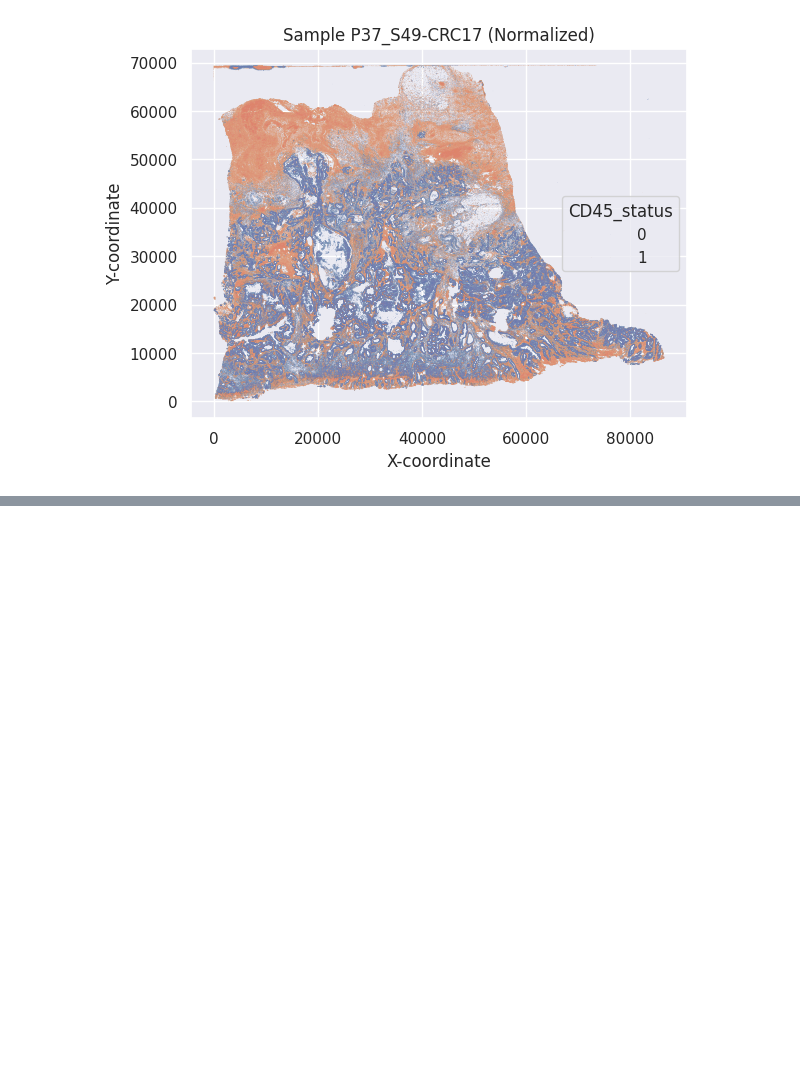
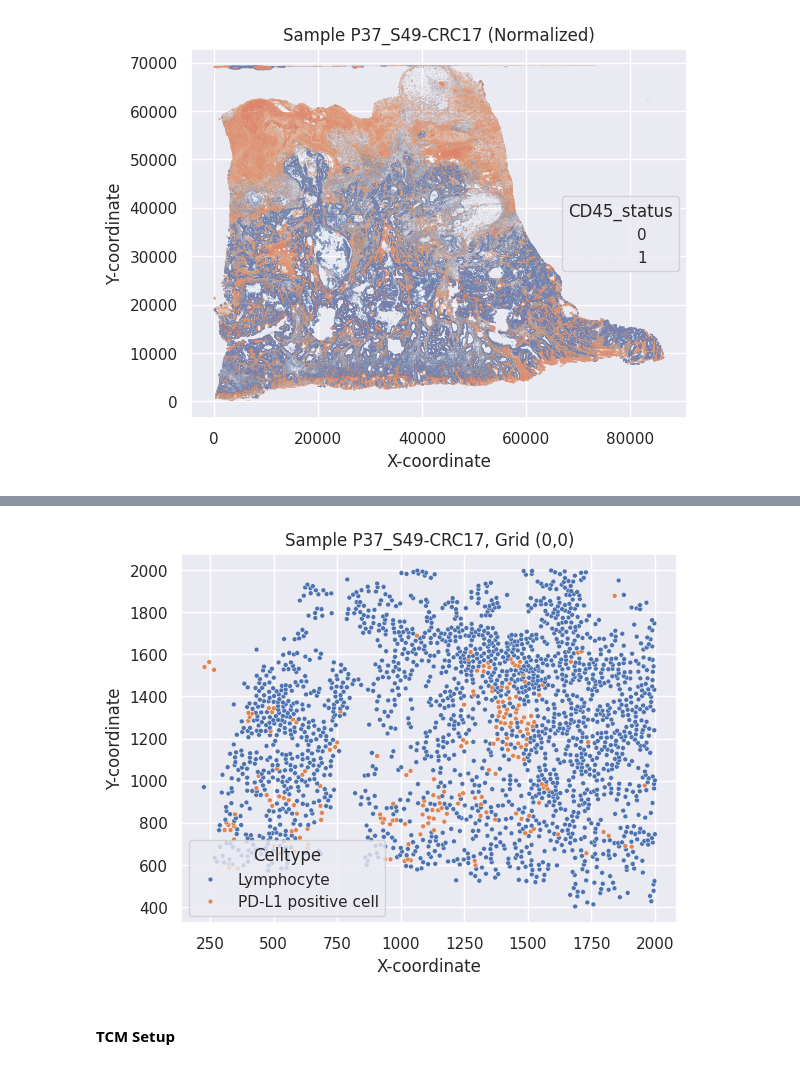
Before and after one commit to emmachancellor/ExtendedCorrelationFunctions_ECD, a Jupyter notebook: spatial_correlation.ipynb, the cells around one changed output, grey strips where cells are left out. Drawn from its saved outputs; the diff is of its cells as text; code cells hidden in the pictures; blank space fills up the shorter version.

```diff
--- a/spatial_correlation.ipynb
+++ b/spatial_correlation.ipynb
@@ -482,0 +576,4 @@ ifm2_data = pd.read_csv('/michorlab/ecdyer/multiplex_spatial/P37_S49-CRC17_IFM2.
+# %%
+#. 2. Normalize and call cells with GMM
+df = apply_gmm(file_paths, markers)
+print(df.head())
@@ -482,0 +598,3 @@ ifm2_data = pd.read_csv('/michorlab/ecdyer/multiplex_spatial/P37_S49-CRC17_IFM2.
+# %%
+# 3. Create tile ROIs and SAVE as .h5
+grid_dataframes = create_tile_rois(df, tile_size=2000, save=True, save_hdf5='/michorlab/ecdyer/multiplex_spatial/crc_grid_data/CRC17_tile_ROIs.h5')
@@ -482,0 +607,2 @@ ifm2_data = pd.read_csv('/michorlab/ecdyer/multiplex_spatial/P37_S49-CRC17_IFM2.
+# %%
+test_grid = grid_dataframes[(0, 0)]
@@ -482,0 +630,17 @@ ifm2_data = pd.read_csv('/michorlab/ecdyer/multiplex_spatial/P37_S49-CRC17_IFM2.
+# %%
+# 4. Format data for topographical correlation map
+markers = ['PD-L1_status', 'CD45_status']
+
+keep_cols = ['X_centroid', 'Y_centroid', 'CellID']
+
+labels  = {1: 'PD-L1 positive cell',
+            2: 'Lymphocyte'}
+
+rename_cols_dict = {'X_centroid': 'x',
+                    'Y_centroid': 'y'}
+
+pc_df = generate_binary_pointcloud(test_grid,
+                            markers,
+                            keep_cols,
+                            labels,
+                            rename_cols_dict=rename_cols_dict)
@@ -482,0 +657,14 @@ ifm2_data = pd.read_csv('/michorlab/ecdyer/multiplex_spatial/P37_S49-CRC17_IFM2.
+# %%
+# Plotting (for qualitative validation with original multiplex images)
+sns.set_theme(style='darkgrid')  # Set the aesthetic style of the plots
+scatterplot = sns.scatterplot(data=pc_df, x='x', y='y', s=12, hue='Celltype')  # Plot points
+#scatterplot.legend(markerscale=12)  # Adjust the size of the legend points
+plt.xlabel('X-coordinate')  # Optional: Set the x-axis label
+plt.ylabel('Y-coordinate')  # Optional: Set the y-axis label
+plt.title('Sample P37_S49-CRC17, Grid (0,0)')  # Optional: Set the plot title
+plt.savefig('/michorlab/ecdyer/multiplex_spatial/figures/grid00_PD-L1_CD45_labeled_CRC17.png', dpi=300)
+plt.show()
+# %% [output]
+[figure, added]
+# %% [markdown]
+#### TCM Setup
```
Also changed, not shown: parts of 10 cells of this notebook.
